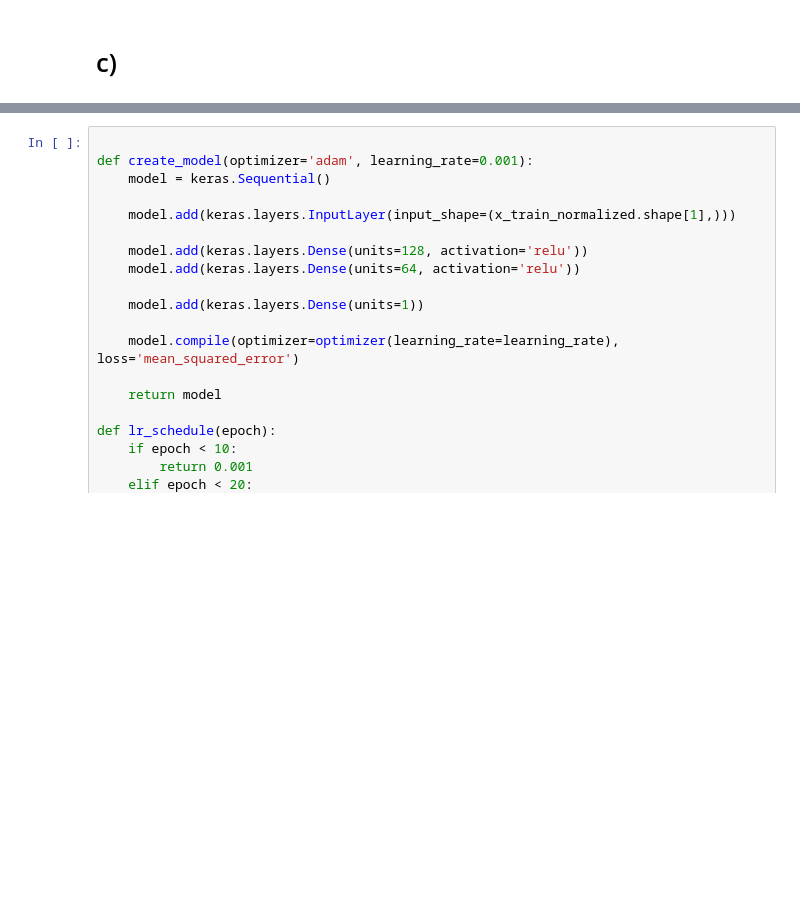
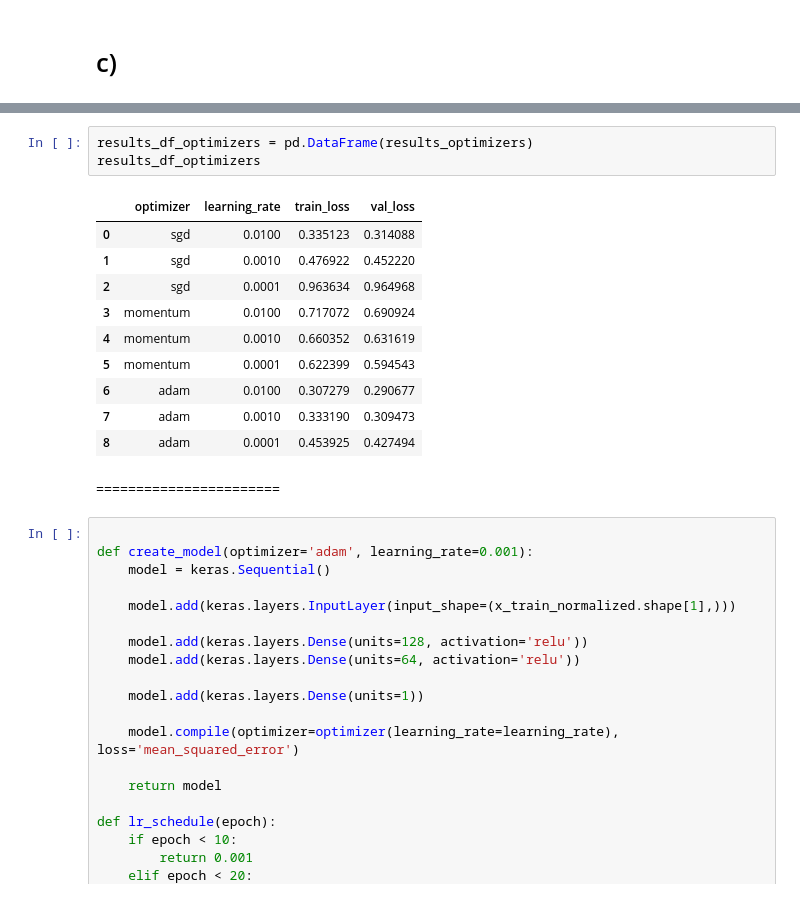
Before and after one commit to saifar-tug/deep_learning_ex2, a Jupyter notebook: Assignment_2.ipynb, the cells around one changed output, grey strips where cells are left out. Cells and saved outputs as stored; diff of their text form; blank space fills up the shorter version.

```diff
--- a/Assignment_2.ipynb
+++ b/Assignment_2.ipynb
@@ -174,3 +243,19 @@ results_df
+# %%
+results_df_optimizers = pd.DataFrame(results_optimizers)
+results_df_optimizers
+# %% [output]
+|  | optimizer | learning_rate | train_loss | val_loss |
+| 0 | sgd | 0.0100 | 0.335123 | 0.314088 |
+| 1 | sgd | 0.0010 | 0.476922 | 0.452220 |
+| 2 | sgd | 0.0001 | 0.963634 | 0.964968 |
+| 3 | momentum | 0.0100 | 0.717072 | 0.690924 |
+| 4 | momentum | 0.0010 | 0.660352 | 0.631619 |
+| 5 | momentum | 0.0001 | 0.622399 | 0.594543 |
+| 6 | adam | 0.0100 | 0.307279 | 0.290677 |
+| 7 | adam | 0.0010 | 0.333190 | 0.309473 |
+| 8 | adam | 0.0001 | 0.453925 | 0.427494 |
+# %% [markdown]
+=======================
 # %%
 
 def create_model(optimizer='adam', learning_rate=0.001):
```
Also changed, not shown: parts of 10 cells of this notebook.
